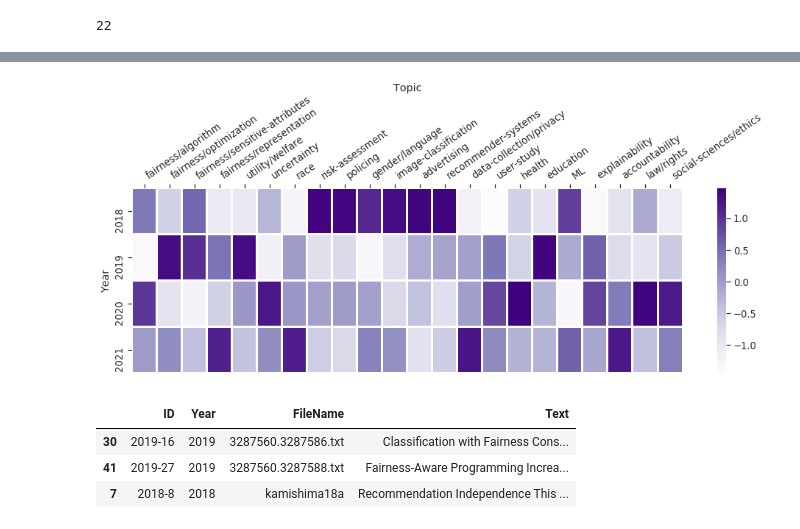
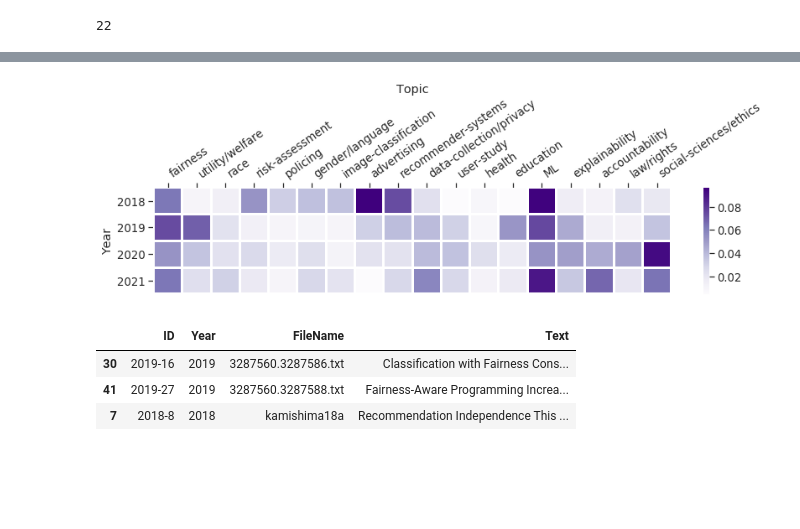
Before and after one commit to JainSameer06/FAccT-MF, a Jupyter notebook: src/lda-mallet/explore_topics.ipynb, the cells around one changed output, grey strips where cells are left out. Drawn from its saved outputs; the diff is of its cells as text; code cells hidden in the pictures; blank space fills up the shorter version.

Commit message:
unnormalized results; remove uncertainty topic

```diff
--- a/src/lda-mallet/explore_topics.ipynb
+++ b/src/lda-mallet/explore_topics.ipynb
@@ -1462,11 +1590,11 @@ def plot_years_by_topics_heatmap(labels,
 # %%
-plot_years_by_topics_heatmap(training_years,
-                             topic_distributions,
-                             topic_keys_edited,
-                             output_directory_path + '/years_by_topics',
-                             dim=(14,6))
+plot_years_by_topics_heatmap_combine_fairness(training_years,
+                                              topic_distributions,
+                                              topic_keys_edited,
+                                              output_directory_path + '/years_by_topics_combine_fair_unnorm_remove_uncertainty',
+                                              dim=(12,4))
 # %% [output]
-[figure, old version]
+[figure, new version]
 # %%
 # create label to year dict
 df_all_papers.sample(3)
```
Also changed, not shown: parts of 14 cells of this notebook, 51 other files.
